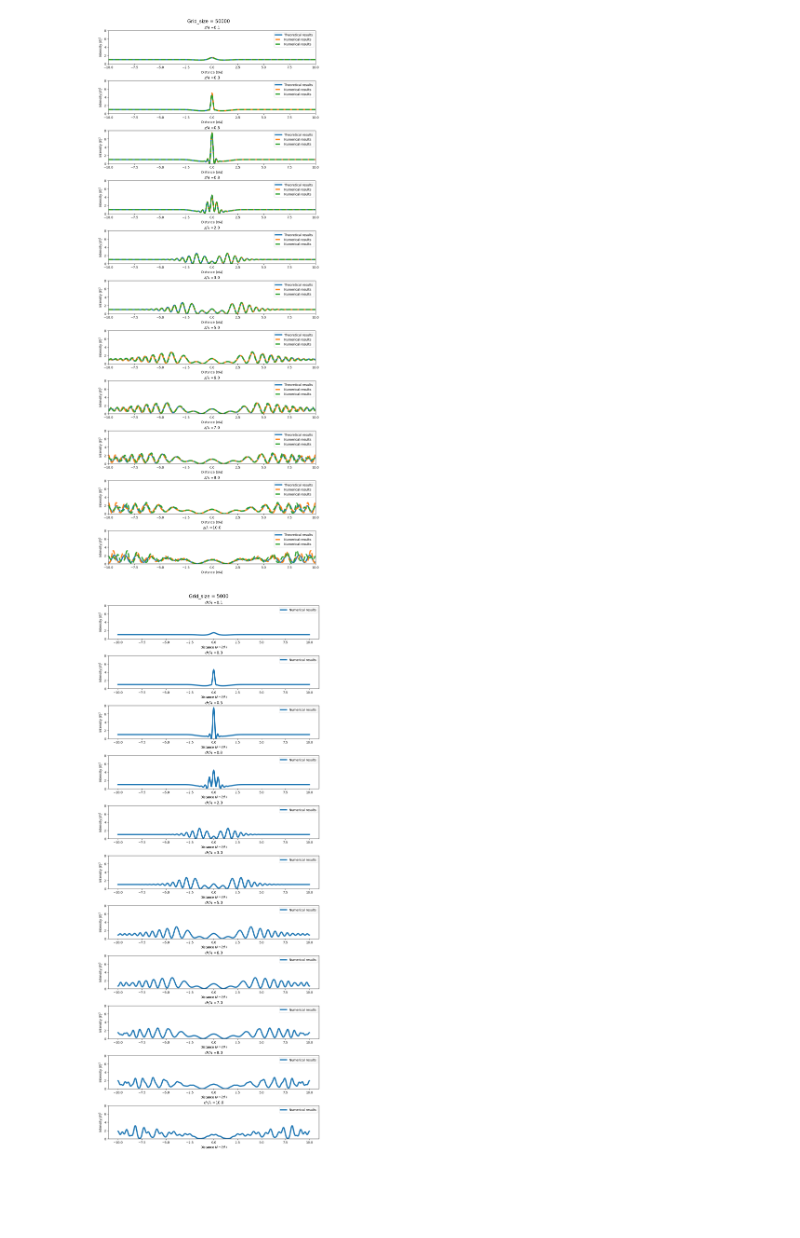
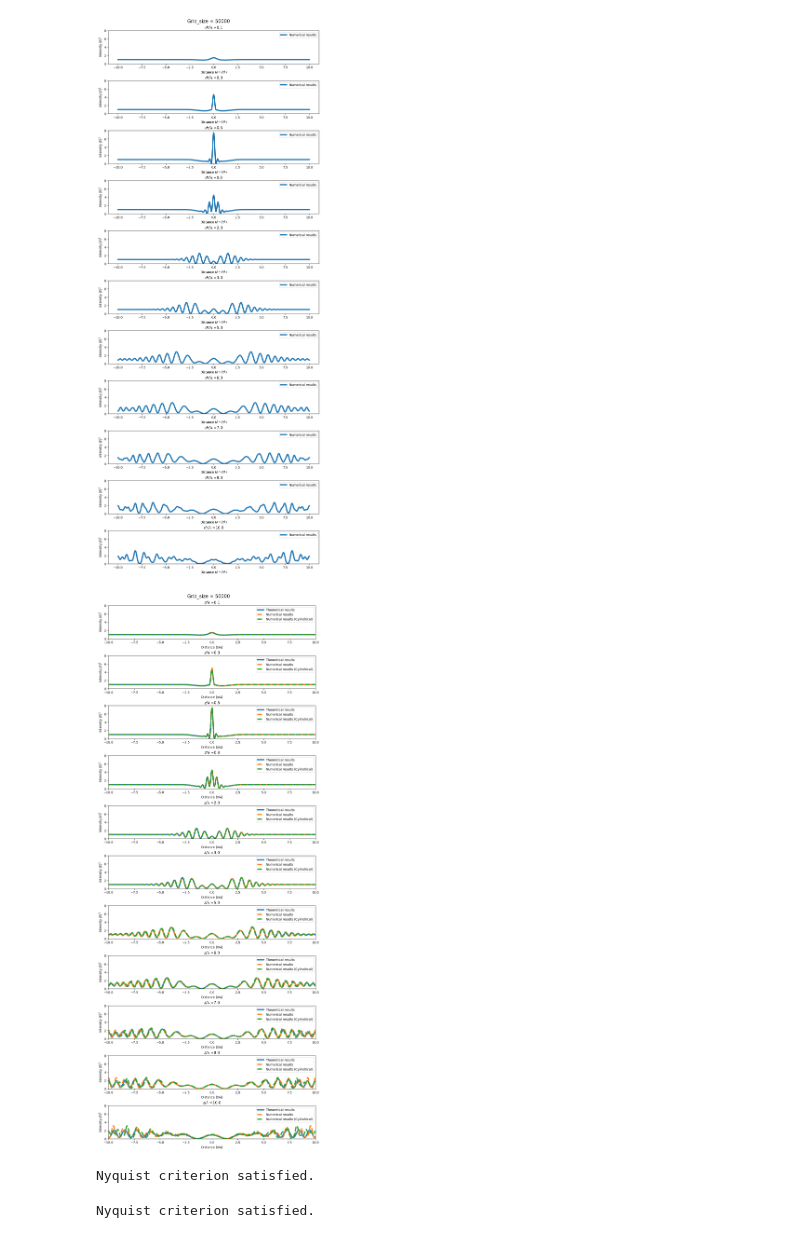
Before and after one commit to Margo-10/master_diploma, a Jupyter notebook: phase_screen_model.ipynb, the cells around one changed output. Drawn from its saved outputs; the diff is of its cells as text; code cells hidden in the pictures; blank space fills up the shorter version.

```diff
--- a/phase_screen_model.ipynb
+++ b/phase_screen_model.ipynb
@@ -30,6 +30,18 @@ class PhaseScreenDec:
         self.r0 = r0
         self.z_values = [z * self.wavelength for z in self.Z_lambda]
         self.phi = -self.phi0 * np.exp(-self.x**2 / (self.r0**2))
+
+
+    def check_nyquist_criterion(self):
+        # Calculate the derivative of the phase
+        dphi_dx = np.gradient(self.phi, self.dx)
+
+        # Calculate Δx * |dphi/dx| and check if it's less than π
+        nyquist_values = self.dx * np.abs(dphi_dx)
+        if np.any(nyquist_values >= np.pi):
+            print("Warning: Nyquist criterion violated in the phase screen!")
+        else:
+            print("Nyquist criterion satisfied.")
 
     def generation_of_phase_screen_dec(self):
         U = np.ones(self.grid_size, dtype=complex)  # Initial electric field (plane wave)
@@ -91,7 +103,7 @@ class PlotResultsDec():
         for i, (zi, num_intensity, th_intensity, cyl_intensity) in enumerate(zip(self.phase_screen_dec.Z_lambda, numerical_results, I_theory, cyl_results)):
             axs[i].plot(self.phase_screen_dec.x/self.phase_screen_dec.wavelength, th_intensity, label="Theoretical results", linewidth=4)
             axs[i].plot(self.phase_screen_dec.x/self.phase_screen_dec.wavelength, num_intensity, label="Numerical results", linewidth=4, linestyle="--")
-            axs[i].plot((self.phase_screen_cyl.theta*self.phase_screen_cyl.R)/self.phase_screen_dec.wavelength,  cyl_intensity, label="Numerical results", linewidth=4, linestyle="--")
+            axs[i].plot((self.phase_screen_cyl.theta*self.phase_screen_cyl.R)/self.phase_screen_dec.wavelength,  cyl_intensity, label="Numerical results (Cylindrical)", linewidth=4, linestyle="--")
             axs[i].set_title(r"$z / \lambda$ =" + f"{zi}")
             axs[i].set_xlabel(r"Distance $(x / \lambda)$")
             axs[i].set_ylabel("Intensity $|E|^2$")
@@ -103,20 +176,27 @@ class PlotResultsDec():
 # %%
 
 # Constants
+R = 100 #100 meters to source (it is radius of circle)
+Grid_theta = 0.06 # radians
+r = 100
+grid_size = 50000
+dr_lambda = [0.1, 0.3, 0.5, 0.8, 2.0, 3.0, 5.0, 6.0, 7.0, 8.0, 10.0]
 freq = 1e9
 wavelength = 3e8/freq
 phi0 = 10  # phi0 in radians
 r0 = wavelength
 grid_size = 50000  # Number of grid points
 L = 6 # Length of the observation grid
 Z_lambda = [0.1, 0.3, 0.5, 0.8, 2.0, 3.0, 5.0, 6.0, 7.0, 8.0, 10.0]
 # Create phase screen and plot results
 phase_screen_dec = PhaseScreenDec(wavelength, phi0, r0, grid_size, L, Z_lambda)
 e_theoretical = E_theoretical(phase_screen_dec)
 
 
-
+phase_screen_cyl = PhaseScreenCyl(wavelength, phi0 ,grid_size, R, Grid_theta, r,  dr_lambda, r0)
+phase_screen_cyl.plot_results()
 results_plotter_for_decCoord = PlotResultsDec(phase_screen_dec, e_theoretical, phase_screen_cyl)
 results_plotter_for_decCoord.plot_results()
 # %% [output]
-[figure, old version]
+[figure, new version]
+[figure, added]
@@ -173,13 +203,8 @@ class PhaseScreenCyl:
-# %%
-R = 100 #100 meters to source (it is radius of circle)
-Grid_theta = 0.06 # radians
-r = 100
-r0 = wavelength
-phi0 = 10
-grid_size = 5000
-dr_lambda = [0.1, 0.3, 0.5, 0.8, 2.0, 3.0, 5.0, 6.0, 7.0, 8.0, 10.0]
-
-phase_screen_cyl = PhaseScreenCyl(wavelength, phi0 ,grid_size, R, Grid_theta, r,  dr_lambda, r0)
-phase_screen_cyl.plot_results()
-# %% [output]
-[figure, removed]
+# %%
+phase_screen_dec.check_nyquist_criterion()
+# %% [output]
+Nyquist criterion satisfied.
+# %%
+phase_screen_cyl.check_nyquist_criterion_cyl()
+# %% [output]
+Nyquist criterion satisfied.
```
Also changed, not shown: parts of 2 cells of this notebook.
